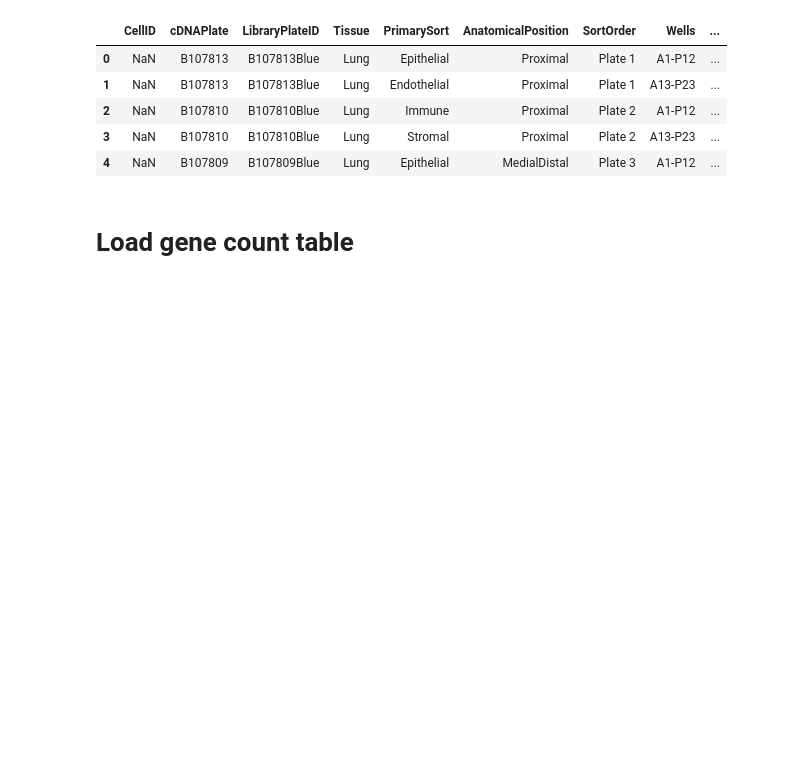
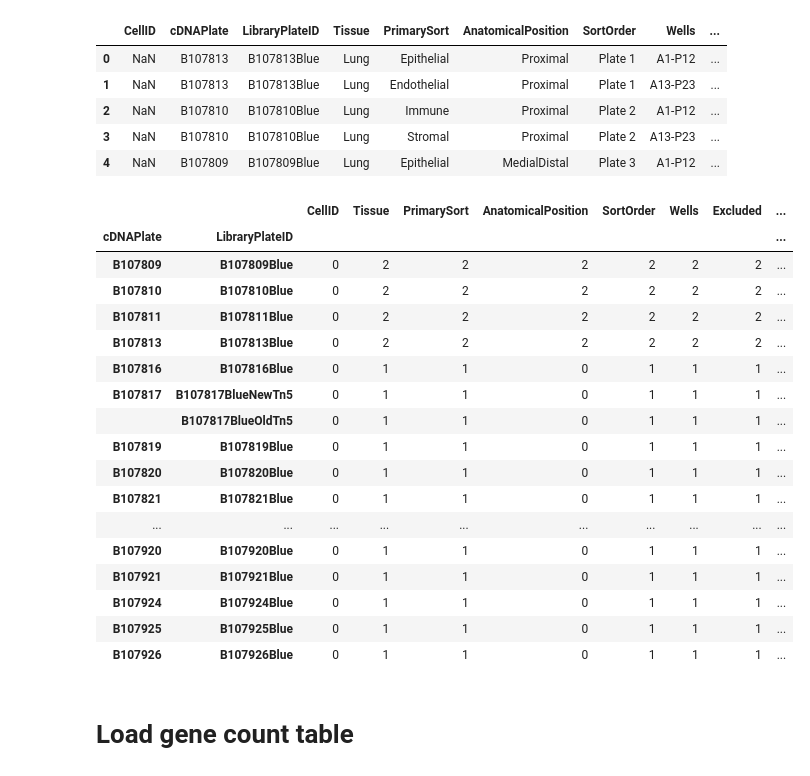
Before and after one commit to czbiohub-sf/tabula-sapiens, a Jupyter notebook: analysis-scripts/pilot1/TSP1_generate_SS2_h5ad.ipynb, the cells around one changed output. Drawn from its saved outputs; the diff is of its cells as text; code cells hidden in the pictures; blank space fills up the shorter version.

```diff
--- a/analysis-scripts/pilot1/TSP1_generate_SS2_h5ad.ipynb
+++ b/analysis-scripts/pilot1/TSP1_generate_SS2_h5ad.ipynb
@@ -46,6 +46,27 @@ tsp1_ss2_metadata_mess.head()
 | 2 | NaN | B107810 | B107810Blue | Lung | Immune | Proximal | Plate 2 | A1-P12 | ... |
 | 3 | NaN | B107810 | B107810Blue | Lung | Stromal | Proximal | Plate 2 | A13-P23 | ... |
 | 4 | NaN | B107809 | B107809Blue | Lung | Epithelial | MedialDistal | Plate 3 | A1-P12 | ... |
+# %%
+tsp1_ss2_metadata_mess.groupby(['cDNAPlate','LibraryPlateID']).count()
+# %% [output]
+|  |  | CellID | Tissue | PrimarySort | AnatomicalPosition | SortOrder | Wells | Excluded | ... |
+| cDNAPlate | LibraryPlateID |  |  |  |  |  |  |  | ... |
+| B107809 | B107809Blue | 0 | 2 | 2 | 2 | 2 | 2 | 2 | ... |
+| B107810 | B107810Blue | 0 | 2 | 2 | 2 | 2 | 2 | 2 | ... |
+| B107811 | B107811Blue | 0 | 2 | 2 | 2 | 2 | 2 | 2 | ... |
+| B107813 | B107813Blue | 0 | 2 | 2 | 2 | 2 | 2 | 2 | ... |
+| B107816 | B107816Blue | 0 | 1 | 1 | 0 | 1 | 1 | 1 | ... |
+| B107817 | B107817BlueNewTn5 | 0 | 1 | 1 | 0 | 1 | 1 | 1 | ... |
+|  | B107817BlueOldTn5 | 0 | 1 | 1 | 0 | 1 | 1 | 1 | ... |
+| B107819 | B107819Blue | 0 | 1 | 1 | 0 | 1 | 1 | 1 | ... |
+| B107820 | B107820Blue | 0 | 1 | 1 | 0 | 1 | 1 | 1 | ... |
+| B107821 | B107821Blue | 0 | 1 | 1 | 0 | 1 | 1 | 1 | ... |
+| ... | ... | ... | ... | ... | ... | ... | ... | ... | ... |
+| B107920 | B107920Blue | 0 | 1 | 1 | 0 | 1 | 1 | 1 | ... |
+| B107921 | B107921Blue | 0 | 1 | 1 | 0 | 1 | 1 | 1 | ... |
+| B107924 | B107924Blue | 0 | 1 | 1 | 0 | 1 | 1 | 1 | ... |
+| B107925 | B107925Blue | 0 | 1 | 1 | 0 | 1 | 1 | 1 | ... |
+| B107926 | B107926Blue | 0 | 1 | 1 | 0 | 1 | 1 | 1 | ... |
 # %%
 tsp1_ss2_metadata = pd.DataFrame()
 
```
Also changed, not shown: 2 other files.
